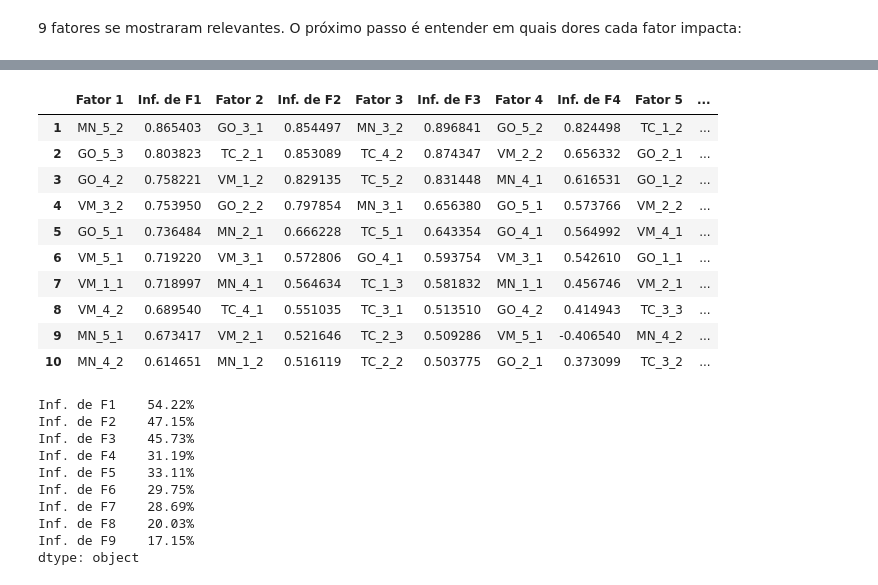
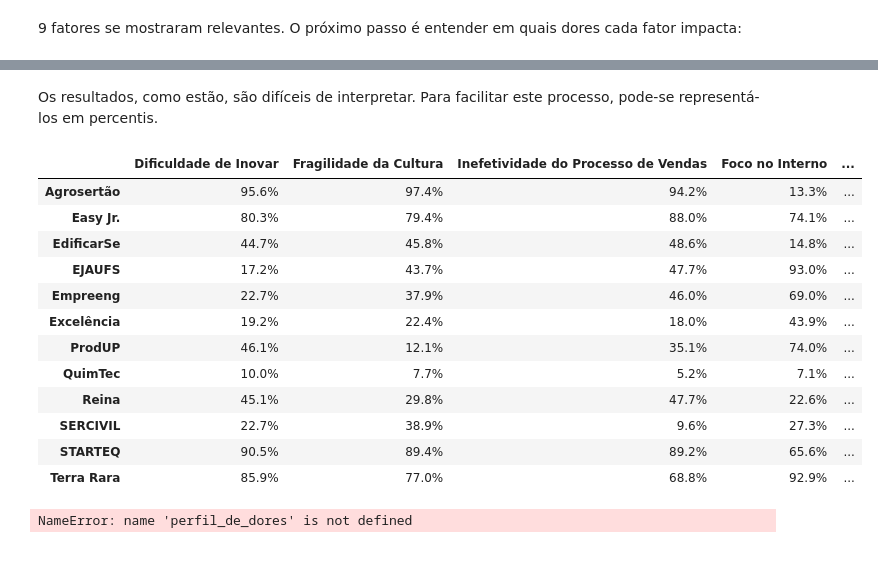
Before and after one commit to gustavomello9600/clusters, a Jupyter notebook: Dores das EJs.ipynb, the cells around one changed output, grey strips where cells are left out. Cells and saved outputs as stored; diff of their text form; code cells hidden in the pictures; blank space fills up the shorter version.

```diff
--- a/Dores das EJs.ipynb
+++ b/Dores das EJs.ipynb
@@ -688,38 +898,45 @@ Rankeando as dores em que cada fator produz mais influência
+# %% [markdown]
+Os resultados, como estão, são difíceis de interpretar. Para facilitar este processo, pode-se representá-los em percentis.
+# %%
+#Padroniza os resultados
+resultado_padronizado = pd.DataFrame([(c - c.mean())/c.std() for c in [resultado[col] for col in resultado]]).T
+
+#Diz ao Python como queremos que calcule os percentis
+from scipy.stats import norm
+percentil = norm.cdf
+
+#Retorna o resultado em percentis
+resultado_em_percentis = resultado_padronizado.applymap(lambda x: "{:.1f}%".format(100 * percentil(x)))
+
+#Mostra a tabela abaixo
+resultado_em_percentis
+# %% [output]
+|  | Dificuldade de Inovar | Fragilidade da Cultura | Inefetividade do Processo de Vendas | Foco no Interno | ... |
+| Agrosertão | 95.6% | 97.4% | 94.2% | 13.3% | ... |
+| Easy Jr. | 80.3% | 79.4% | 88.0% | 74.1% | ... |
+| EdificarSe | 44.7% | 45.8% | 48.6% | 14.8% | ... |
+| EJAUFS | 17.2% | 43.7% | 47.7% | 93.0% | ... |
+| Empreeng | 22.7% | 37.9% | 46.0% | 69.0% | ... |
+| Excelência | 19.2% | 22.4% | 18.0% | 43.9% | ... |
+| ProdUP | 46.1% | 12.1% | 35.1% | 74.0% | ... |
+| QuimTec | 10.0% | 7.7% | 5.2% | 7.1% | ... |
+| Reina | 45.1% | 29.8% | 47.7% | 22.6% | ... |
+| SERCIVIL | 22.7% | 38.9% | 9.6% | 27.3% | ... |
+| STARTEQ | 90.5% | 89.4% | 89.2% | 65.6% | ... |
+| Terra Rara | 85.9% | 77.0% | 68.8% | 92.9% | ... |
 # %%
-n = número_de_linhas = 10
+ranking_de_dores = pd.DataFrame()
 
-ranking = pd.DataFrame()
+i = 0
 
-for fator in pesos.columns:
-    ordenação = np.array([abs(p) for p in pesos[fator]]).argsort()[::-1]
-    ranking[fator] = pesos.index[ordenação][:n]
-    ranking["Inf. de F{}".format(fator[-1])] = np.array(pesos[fator])[ordenação][:n]
+for fator in resultado.columns:
+    i += 1
+    ordenação = np.array([p for p in resultado[fator]]).argsort()[::-1]
+    perfil_de_dores[fator] = resultado.index[ordenação][:5]
+    perfil_de_dores["Presença de F{}".format(i)] = np.array(resultado_em_percentis[fator])[ordenação][:5]
 
-ranking.index = range(1, número_de_linhas + 1)
+perfil_de_dores.index = list(range(1, 5 + 1))
 
-ranking
+perfil_de_dores
 # %% [output]
-|  | Fator 1 | Inf. de F1 | Fator 2 | Inf. de F2 | Fator 3 | Inf. de F3 | Fator 4 | Inf. de F4 | Fator 5 | ... |
-| 1 | MN_5_2 | 0.865403 | GO_3_1 | 0.854497 | MN_3_2 | 0.896841 | GO_5_2 | 0.824498 | TC_1_2 | ... |
-| 2 | GO_5_3 | 0.803823 | TC_2_1 | 0.853089 | TC_4_2 | 0.874347 | VM_2_2 | 0.656332 | GO_2_1 | ... |
-| 3 | GO_4_2 | 0.758221 | VM_1_2 | 0.829135 | TC_5_2 | 0.831448 | MN_4_1 | 0.616531 | GO_1_2 | ... |
-| 4 | VM_3_2 | 0.753950 | GO_2_2 | 0.797854 | MN_3_1 | 0.656380 | GO_5_1 | 0.573766 | VM_2_2 | ... |
-| 5 | GO_5_1 | 0.736484 | MN_2_1 | 0.666228 | TC_5_1 | 0.643354 | GO_4_1 | 0.564992 | VM_4_1 | ... |
-| 6 | VM_5_1 | 0.719220 | VM_3_1 | 0.572806 | GO_4_1 | 0.593754 | VM_3_1 | 0.542610 | GO_1_1 | ... |
-| 7 | VM_1_1 | 0.718997 | MN_4_1 | 0.564634 | TC_1_3 | 0.581832 | MN_1_1 | 0.456746 | VM_2_1 | ... |
-| 8 | VM_4_2 | 0.689540 | TC_4_1 | 0.551035 | TC_3_1 | 0.513510 | GO_4_2 | 0.414943 | TC_3_3 | ... |
-| 9 | MN_5_1 | 0.673417 | VM_2_1 | 0.521646 | TC_2_3 | 0.509286 | VM_5_1 | -0.406540 | MN_4_2 | ... |
-| 10 | MN_4_2 | 0.614651 | MN_1_2 | 0.516119 | TC_2_2 | 0.503775 | GO_2_1 | 0.373099 | TC_3_2 | ... |
+NameError: name 'perfil_de_dores' is not defined
-# %%
-ranking.iloc[:, 1::2].apply(lambda x: "{:.2f}%".format(10 * sum([a**2 for a in x])))
-# %% [output]
-Inf. de F1    54.22%
-Inf. de F2    47.15%
-Inf. de F3    45.73%
-Inf. de F4    31.19%
-Inf. de F5    33.11%
-Inf. de F6    29.75%
-Inf. de F7    28.69%
-Inf. de F8    20.03%
-Inf. de F9    17.15%
-dtype: object
```
Also changed, not shown: parts of 38 cells of this notebook.
